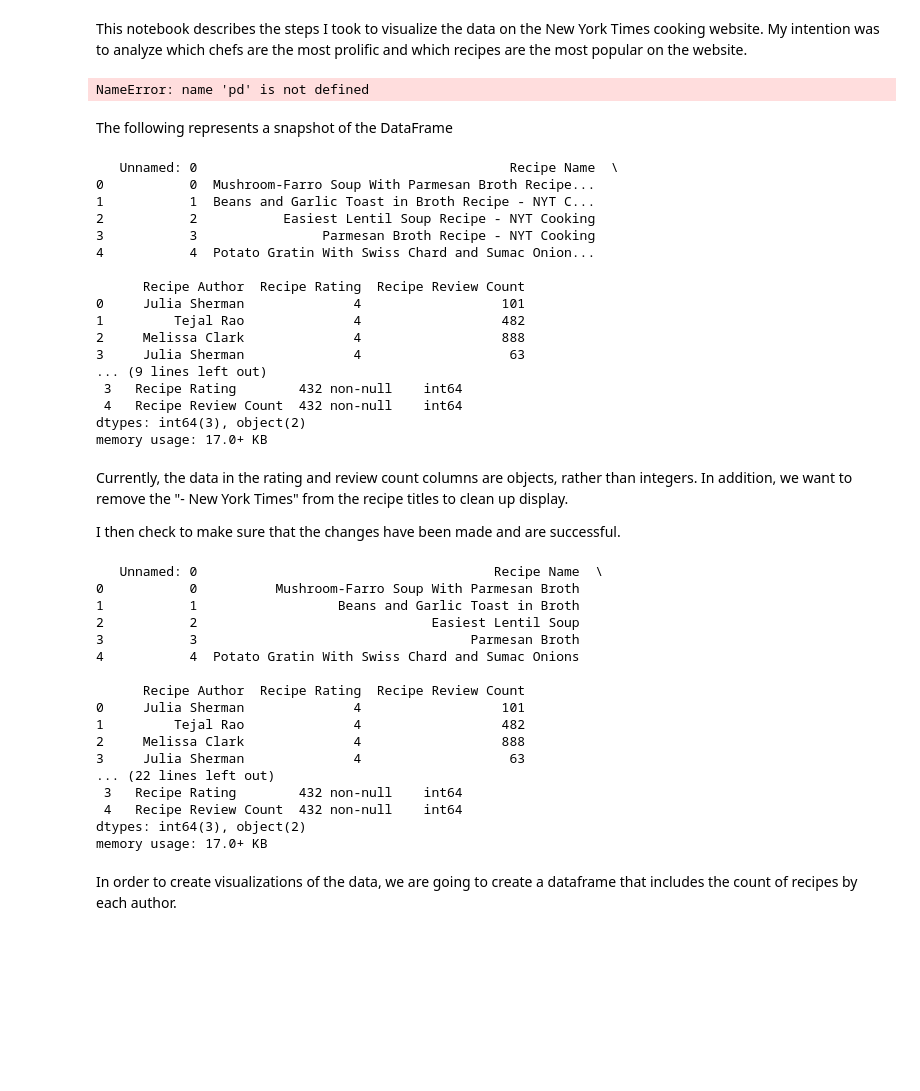
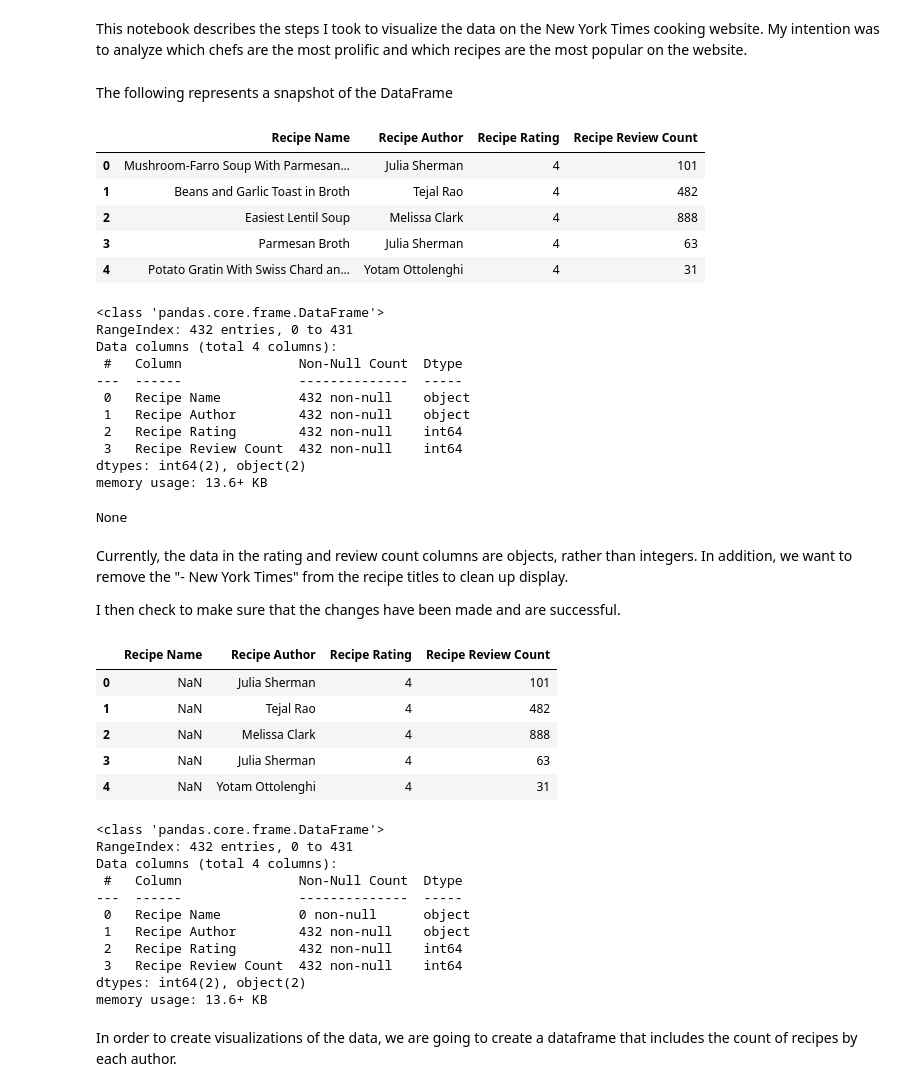
Before and after one commit to taikimiki/nyt_recipes, a Jupyter notebook: NYT Cooking Project.ipynb, the cells around one changed output. Saved outputs shown, nothing was run; the diff lists cells and outputs as text; code cells hidden in the pictures; blank space fills up the shorter version.

```diff
--- a/NYT Cooking Project.ipynb
+++ b/NYT Cooking Project.ipynb
@@ -90,4 +4,0 @@ recipe_information.to_csv('recipe_information.csv')
-# %%
-recipe_information= pd.read_csv('recipe_information.csv')
-# %% [output]
-NameError: name 'pd' is not defined
@@ -94,26 +12,27 @@ NameError: name 'pd' is not defined
 # %% [markdown]
 The following represents a snapshot of the DataFrame
 # %%
-print (recipe_information.head())
+display (recipe_information.head())
 recipe_information.info()
 # %% [output]
+|  | Recipe Name | Recipe Author | Recipe Rating | Recipe Review Count |
+| 0 | Mushroom-Farro Soup With Parmesan... | Julia Sherman | 4 | 101 |
+| 1 | Beans and Garlic Toast in Broth | Tejal Rao | 4 | 482 |
+| 2 | Easiest Lentil Soup | Melissa Clark | 4 | 888 |
+| 3 | Parmesan Broth | Julia Sherman | 4 | 63 |
+| 4 | Potato Gratin With Swiss Chard an... | Yotam Ottolenghi | 4 | 31 |
-   Unnamed: 0                                        Recipe Name  \
-0           0  Mushroom-Farro Soup With Parmesan Broth Recipe...
-1           1  Beans and Garlic Toast in Broth Recipe - NYT C...
-2           2           Easiest Lentil Soup Recipe - NYT Cooking
-3           3                Parmesan Broth Recipe - NYT Cooking
-4           4  Potato Gratin With Swiss Chard and Sumac Onion...
-
-      Recipe Author  Recipe Rating  Recipe Review Count
-0     Julia Sherman              4                  101
-1         Tejal Rao              4                  482
-2     Melissa Clark              4                  888
-3     Julia Sherman              4                   63
-... (9 lines left out)
- 3   Recipe Rating        432 non-null    int64
- 4   Recipe Review Count  432 non-null    int64
-dtypes: int64(3), object(2)
-memory usage: 17.0+ KB
+<class 'pandas.core.frame.DataFrame'>
+RangeIndex: 432 entries, 0 to 431
+Data columns (total 4 columns):
+ #   Column               Non-Null Count  Dtype
+---  ------               --------------  -----
+ 0   Recipe Name          432 non-null    object
+ 1   Recipe Author        432 non-null    object
+ 2   Recipe Rating        432 non-null    int64
+ 3   Recipe Review Count  432 non-null    int64
+dtypes: int64(2), object(2)
+memory usage: 13.6+ KB
+None
 # %% [markdown]
 Currently, the data in the rating and review count columns are objects, rather than integers. In addition, we want to remove the "- New York Times" from the recipe titles to clean up display.
 
@@ -121,32 +40,31 @@ I then check to make sure that the changes have been made and are successful.
 # %%
 # Clean up recipe name
 recipe_information['Recipe Name'] = recipe_information['Recipe Name'].str.extract('(.*)\sRecipe')
-print (recipe_information.head())
 
 # Convert rating and review count columns to integers
 recipe_information['Recipe Rating'] = pd.to_numeric(recipe_information['Recipe Rating'])
 recipe_information['Recipe Review Count'] = pd.to_numeric(recipe_information['Recipe Review Count'])
 
-print (recipe_information.head())
+display (recipe_information.head())
 recipe_information.info()
 # %% [output]
+|  | Recipe Name | Recipe Author | Recipe Rating | Recipe Review Count |
+| 0 | NaN | Julia Sherman | 4 | 101 |
+| 1 | NaN | Tejal Rao | 4 | 482 |
+| 2 | NaN | Melissa Clark | 4 | 888 |
+| 3 | NaN | Julia Sherman | 4 | 63 |
+| 4 | NaN | Yotam Ottolenghi | 4 | 31 |
-   Unnamed: 0                                      Recipe Name  \
-0           0          Mushroom-Farro Soup With Parmesan Broth
-1           1                  Beans and Garlic Toast in Broth
-2           2                              Easiest Lentil Soup
-3           3                                   Parmesan Broth
-4           4  Potato Gratin With Swiss Chard and Sumac Onions
-
-      Recipe Author  Recipe Rating  Recipe Review Count
-0     Julia Sherman              4                  101
-1         Tejal Rao              4                  482
-2     Melissa Clark              4                  888
-3     Julia Sherman              4                   63
-... (22 lines left out)
- 3   Recipe Rating        432 non-null    int64
- 4   Recipe Review Count  432 non-null    int64
-dtypes: int64(3), object(2)
-memory usage: 17.0+ KB
+<class 'pandas.core.frame.DataFrame'>
+RangeIndex: 432 entries, 0 to 431
+Data columns (total 4 columns):
+ #   Column               Non-Null Count  Dtype
+---  ------               --------------  -----
+ 0   Recipe Name          0 non-null      object
+ 1   Recipe Author        432 non-null    object
+ 2   Recipe Rating        432 non-null    int64
+ 3   Recipe Review Count  432 non-null    int64
+dtypes: int64(2), object(2)
+memory usage: 13.6+ KB
 # %% [markdown]
 In order to create visualizations of the data, we are going to create a dataframe that includes the count of recipes by each author.
 # %%
```
Also changed, not shown: parts of 12 cells of this notebook, 1 other file.
